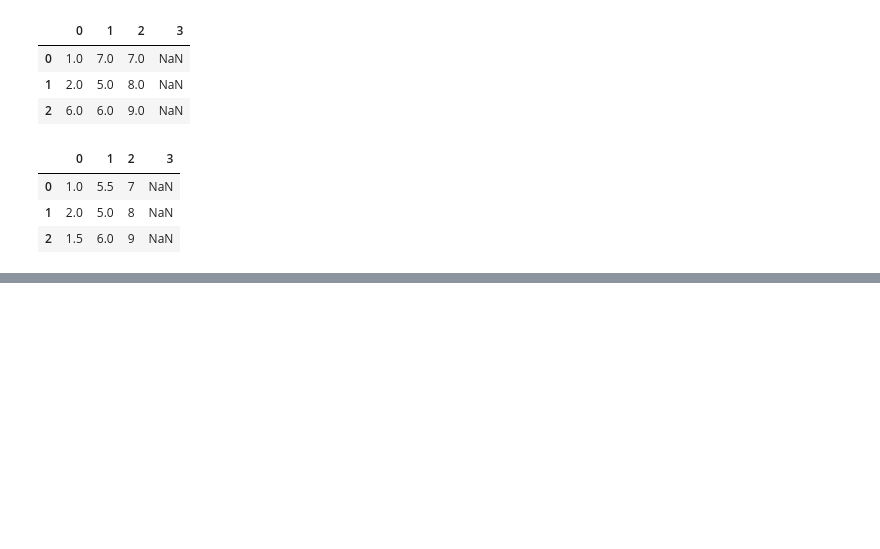
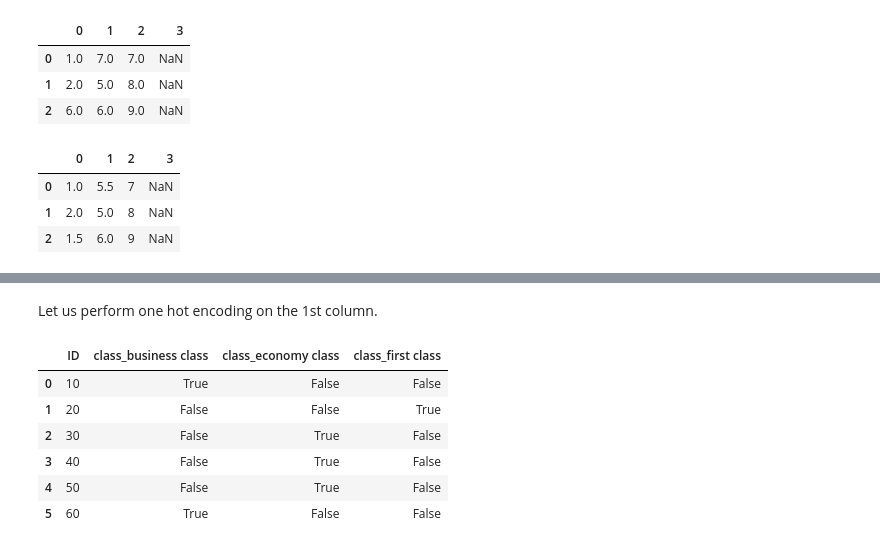
Before and after one commit to nkmile64/Data-Science-For-Beginners, a Jupyter notebook: 2-Working-With-Data/08-data-preparation/notebook.ipynb, the cells around one changed output, grey strips where cells are left out. Cells and saved outputs as stored; diff of their text form; code cells hidden in the pictures; blank space fills up the shorter version.

Commit message:
Finished 08 Data Preparation

```diff
--- a/2-Working-With-Data/08-data-preparation/notebook.ipynb
+++ b/2-Working-With-Data/08-data-preparation/notebook.ipynb
@@ -604,0 +672,14 @@ example4.fillna(example4.mean())
+# %%
+one_hot = pd.DataFrame(
+    [
+        [10, "business class"],
+        [20, "first class"],
+        [30, "economy class"],
+        [40, "economy class"],
+        [50, "economy class"],
+        [60, "business class"],
+    ],
+    columns=["ID", "class"],
+)
+
+one_hot
@@ -604,0 +694,13 @@ example4.fillna(example4.mean())
+# %% [markdown]
+Let us perform one hot encoding on the 1st column.
+# %%
+one_hot_data = pd.get_dummies(one_hot, columns=["class"])
+one_hot_data
+# %% [output]
+|  | ID | class_business class | class_economy class | class_first class |
+| 0 | 10 | True | False | False |
+| 1 | 20 | False | False | True |
+| 2 | 30 | False | True | False |
+| 3 | 40 | False | True | False |
+| 4 | 50 | False | True | False |
+| 5 | 60 | True | False | False |
```
Also changed, not shown: parts of 48 cells of this notebook, 3 other files.
